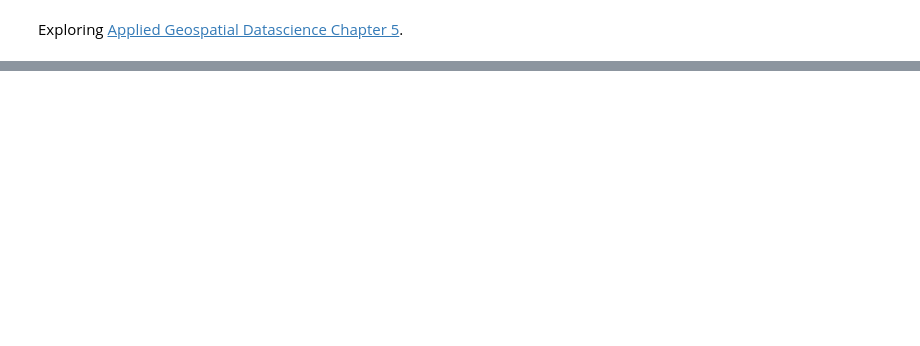
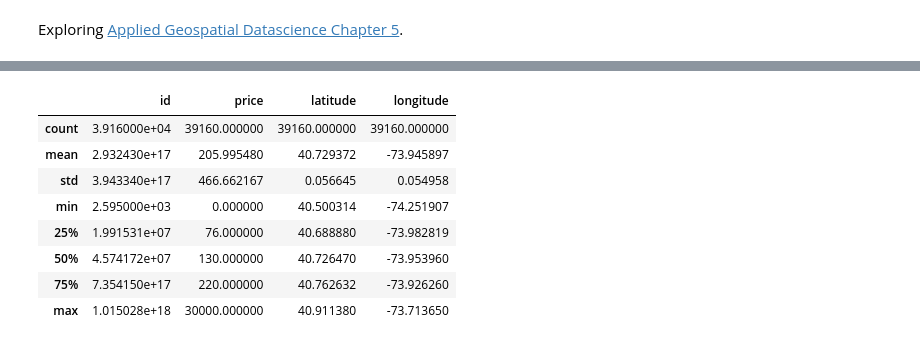
Before and after one commit to domoench/geospatial, a Jupyter notebook: AirBnB Listings EDA/AirBnB Listings EDA.ipynb, the cells around one changed output, grey strips where cells are left out. Saved outputs shown, nothing was run; the diff lists cells and outputs as text; code cells hidden in the pictures; blank space fills up the shorter version.

```diff
--- a/AirBnB Listings EDA/AirBnB Listings EDA.ipynb
+++ b/AirBnB Listings EDA/AirBnB Listings EDA.ipynb
@@ -21,0 +30,12 @@ listings.head()
+# %%
+listings_sub.describe()
+# %% [output]
+|  | id | price | latitude | longitude |
+| count | 3.916000e+04 | 39160.000000 | 39160.000000 | 39160.000000 |
+| mean | 2.932430e+17 | 205.995480 | 40.729372 | -73.945897 |
+| std | 3.943340e+17 | 466.662167 | 0.056645 | 0.054958 |
+| min | 2.595000e+03 | 0.000000 | 40.500314 | -74.251907 |
+| 25% | 1.991531e+07 | 76.000000 | 40.688880 | -73.982819 |
+| 50% | 4.574172e+07 | 130.000000 | 40.726470 | -73.953960 |
+| 75% | 7.354150e+17 | 220.000000 | 40.762632 | -73.926260 |
+| max | 1.015028e+18 | 30000.000000 | 40.911380 | -73.713650 |
```
Also changed, not shown: parts of 8 cells of this notebook, 2 other files.
